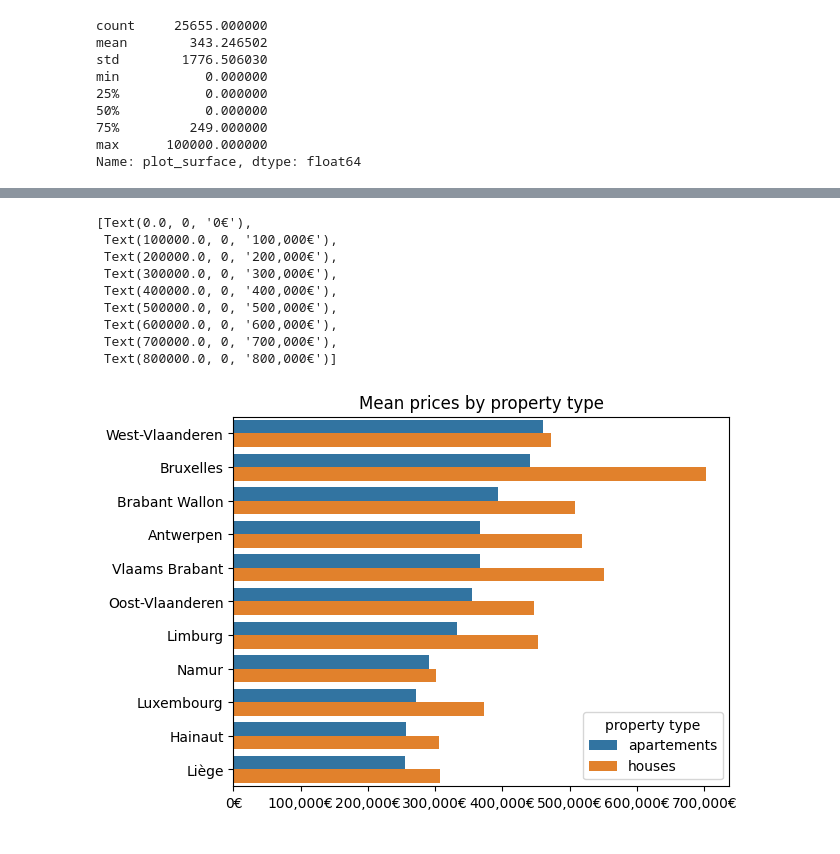
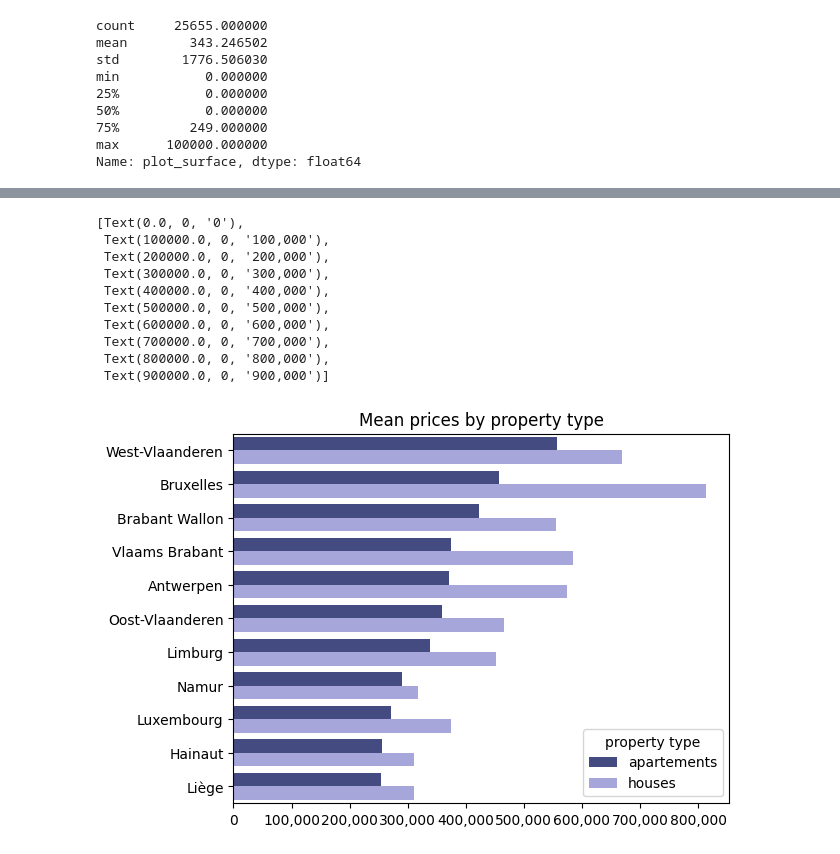
Before and after one commit to Alkszo/immo_eliza_analysis, a Jupyter notebook: notebooks/Alek-notebook.ipynb, the cells around one changed output, grey strips where cells are left out. Cells and saved outputs as stored; diff of their text form; code cells hidden in the pictures.

```diff
--- a/notebooks/Alek-notebook.ipynb
+++ b/notebooks/Alek-notebook.ipynb
@@ -126,7 +140,7 @@ min           0.000000
 max      100000.000000
 Name: plot_surface, dtype: float64
 # %%
-df_ppsm = df_bounded
+df_ppsm = df
 df_ppsm['price_per_sm'] = df_ppsm['price'] / df_ppsm['living_area']
 
 df_ppsm.head()
@@ -217,6 +226,0 @@ to_graf_mean_province_price_ptype.head(40)
-# %%
-for x in (to_graf_mean_province_price_ptype['price'].tolist()):
-    print(x)
-value_list =
-
-print(len((to_graf_mean_province_price_ptype['price'].tolist())))
@@ -241,23 +227,24 @@ print(len((to_graf_mean_province_price_ptype['price'].tolist())))
 # %%
-g2 = sns.barplot(data=to_graf_mean_province_price_ptype, x='price', y='province', hue='property type')
+g2 = sns.barplot(data=to_graf_mean_province_price_ptype, x='price', y='province', hue='property type', palette=['#3a438b', '#9D9DE4'])
 g2.set(xlabel=None)
 g2.set(ylabel=None)
 plt.title('Mean prices by property type')
 
 ticks = g2.get_xticks()
-xlabels = ['{:,.0f}'.format(x) + '€' for x in ticks]
+xlabels = ['{:,.0f}'.format(x) for x in ticks]
 g2.set_xticklabels(xlabels)
 # %% [output]
-[Text(0.0, 0, '0€'),
- Text(100000.0, 0, '100,000€'),
- Text(200000.0, 0, '200,000€'),
- Text(300000.0, 0, '300,000€'),
- Text(400000.0, 0, '400,000€'),
- Text(500000.0, 0, '500,000€'),
- Text(600000.0, 0, '600,000€'),
- Text(700000.0, 0, '700,000€'),
- Text(800000.0, 0, '800,000€')]
+[Text(0.0, 0, '0'),
+ Text(100000.0, 0, '100,000'),
+ Text(200000.0, 0, '200,000'),
+ Text(300000.0, 0, '300,000'),
+ Text(400000.0, 0, '400,000'),
+ Text(500000.0, 0, '500,000'),
+ Text(600000.0, 0, '600,000'),
+ Text(700000.0, 0, '700,000'),
+ Text(800000.0, 0, '800,000'),
+ Text(900000.0, 0, '900,000')]
-[figure, old version]
+[figure, new version]
 # %%
 to_graf_mean_province_sqm_price = df_ppsm.groupby(['province']).price_per_sm.mean().round().to_frame().sort_values(by='price_per_sm', ascending=False)
 to_graf_mean_province_sqm_price.rename(columns={'price_per_sm': 'sqm price'}, inplace=True)
```
Also changed, not shown: parts of 13 cells of this notebook, 1 other file.
